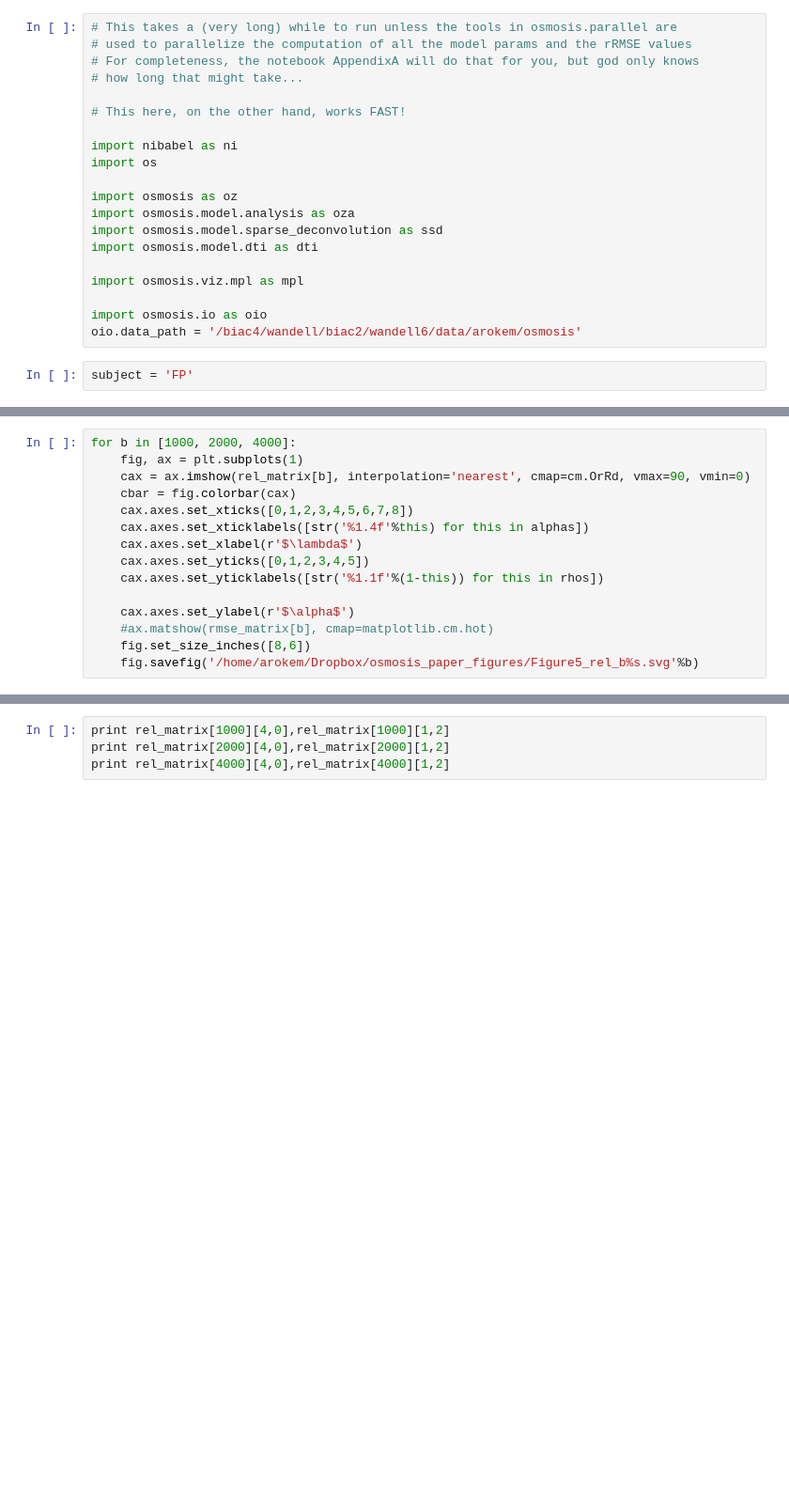
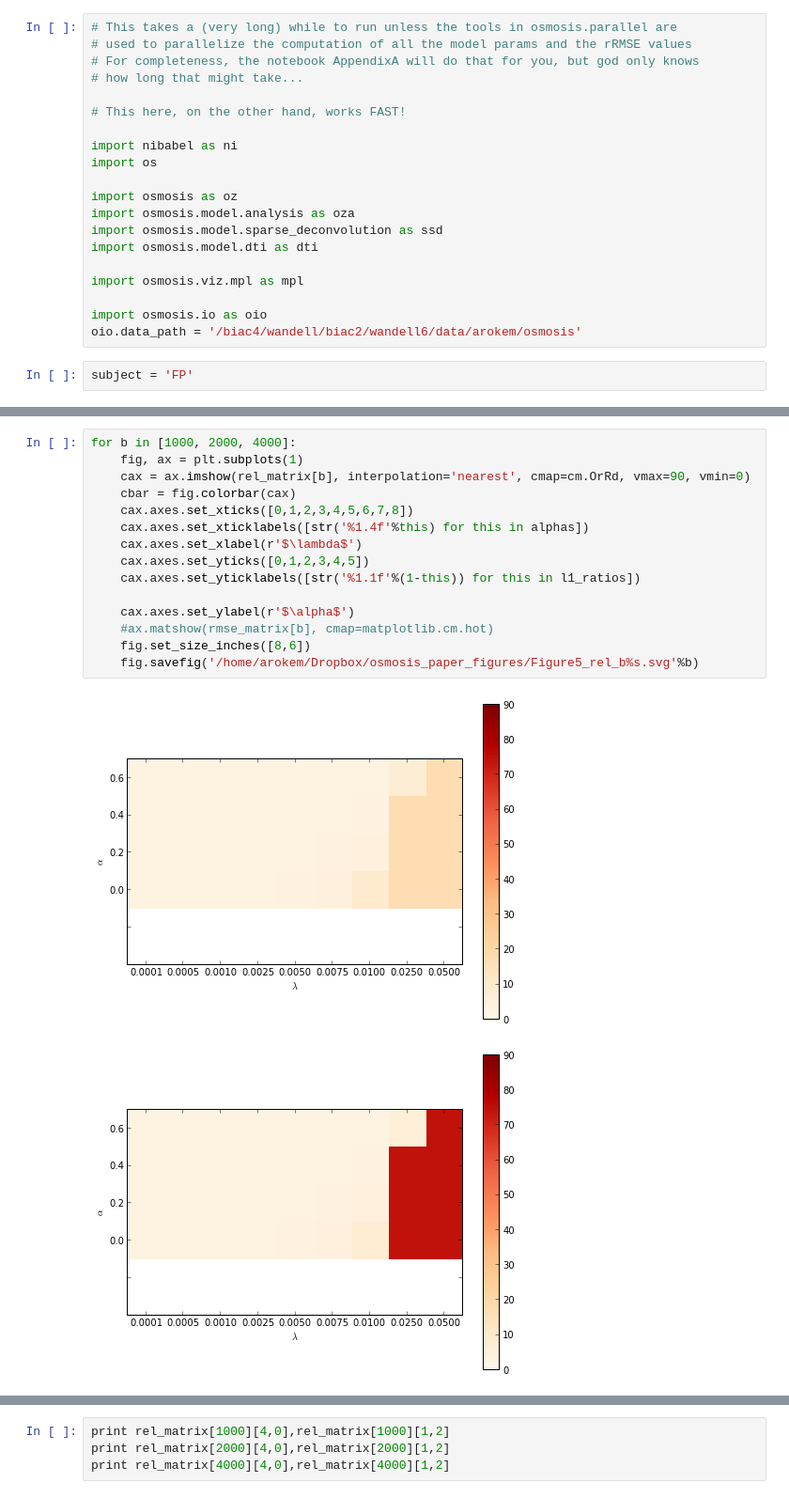
Before and after one commit to arokem/osmosis, a Jupyter notebook: doc/paper_figures/AppendixA-FAST.ipynb, the cells around one changed output, grey strips where cells are left out. Shown at 94% size. Saved outputs shown, nothing was run; the diff lists cells and outputs as text; blank space fills up the shorter version.

```diff
--- a/doc/paper_figures/AppendixA-FAST.ipynb
+++ b/doc/paper_figures/AppendixA-FAST.ipynb
@@ -134,15 +119,18 @@ print np.where(rmse_matrix[1000]==np.min(rmse_matrix[1000]))
 # %%
 for b in [1000, 2000, 4000]:
     fig, ax = plt.subplots(1)
     cax = ax.imshow(rel_matrix[b], interpolation='nearest', cmap=cm.OrRd, vmax=90, vmin=0)
     cbar = fig.colorbar(cax)
     cax.axes.set_xticks([0,1,2,3,4,5,6,7,8])
     cax.axes.set_xticklabels([str('%1.4f'%this) for this in alphas])
     cax.axes.set_xlabel(r'$\lambda$')
     cax.axes.set_yticks([0,1,2,3,4,5])
-    cax.axes.set_yticklabels([str('%1.1f'%(1-this)) for this in rhos])
+    cax.axes.set_yticklabels([str('%1.1f'%(1-this)) for this in l1_ratios])
 
     cax.axes.set_ylabel(r'$\alpha$')
     #ax.matshow(rmse_matrix[b], cmap=matplotlib.cm.hot)
     fig.set_size_inches([8,6])
     fig.savefig('/home/arokem/Dropbox/osmosis_paper_figures/Figure5_rel_b%s.svg'%b)
+# %% [output]
+[figure, added]
+[figure, added]
```
Also changed, not shown: parts of 5 cells of this notebook, 7 other files.
